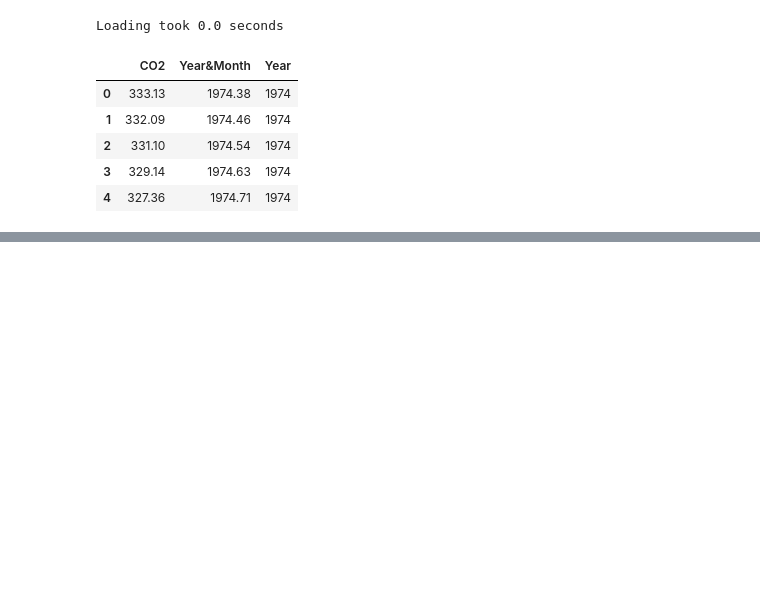
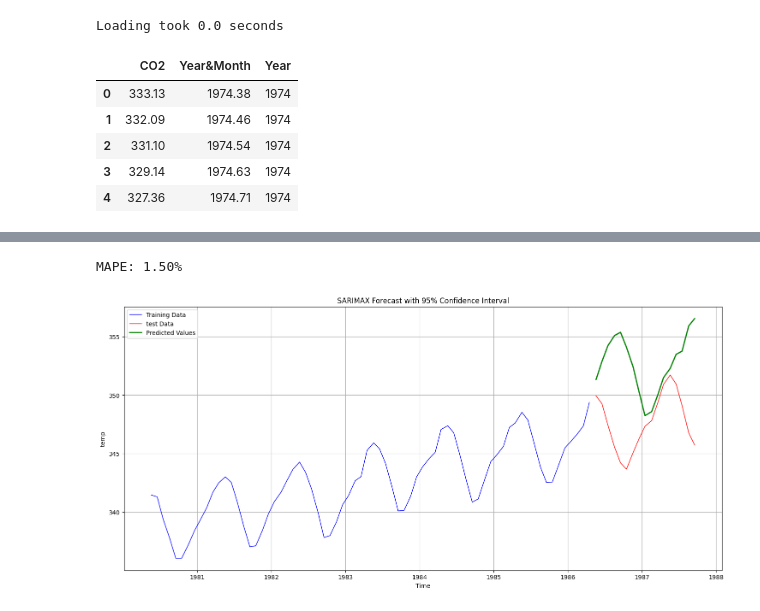
Before and after one commit to Kyaputan/Lab3-Machine-Learning, a Jupyter notebook: Time_Series/ex02/Co2.ipynb, the cells around one changed output, grey strips where cells are left out. Drawn from its saved outputs; the diff is of its cells as text; code cells hidden in the pictures; blank space fills up the shorter version.

```diff
--- a/Time_Series/ex02/Co2.ipynb
+++ b/Time_Series/ex02/Co2.ipynb
@@ -64,0 +187,10 @@ m = Prophet(weekly_seasonality=False)
+# %%
+n = 17
+# %%
+prediction = model.get_forecast(steps=n)
+prediction_index = test.index
+# %%
+# ค่าที่คาดการณ์
+predicted = prediction.predicted_mean
+# กรอบความเชื่อมั่น
+confidence_intervals = prediction.conf_int(alpha=0.40)
@@ -64,0 +202,20 @@ m = Prophet(weekly_seasonality=False)
+# %%
+predicted.index = test.index
+# %%
+# สร้างกราฟ
+print(f'MAPE: {mape:.2f}%')
+plt.figure(figsize=(18, 8))
+plt.plot( train, label='Training Data', color='blue',linewidth=1)  # ข้อมูลที่ใช้ฝึก
+plt.plot( test, label='test Data', color='red',linewidth=1)
+plt.plot( predicted, label='Predicted Values',color ='green',linewidth=2)  # ค่าที่คาดการณ์
+
+# เพิ่มรายละเอียดกราฟ
+plt.title('SARIMAX Forecast with 95% Confidence Interval')
+plt.xlabel('Time')
+plt.ylabel('temp')
+plt.legend()
+plt.grid()
+plt.show()
+# %% [output]
+MAPE: 1.50%
+[figure, added]
```
Also changed, not shown: parts of 15 cells of this notebook, 7 other files.
